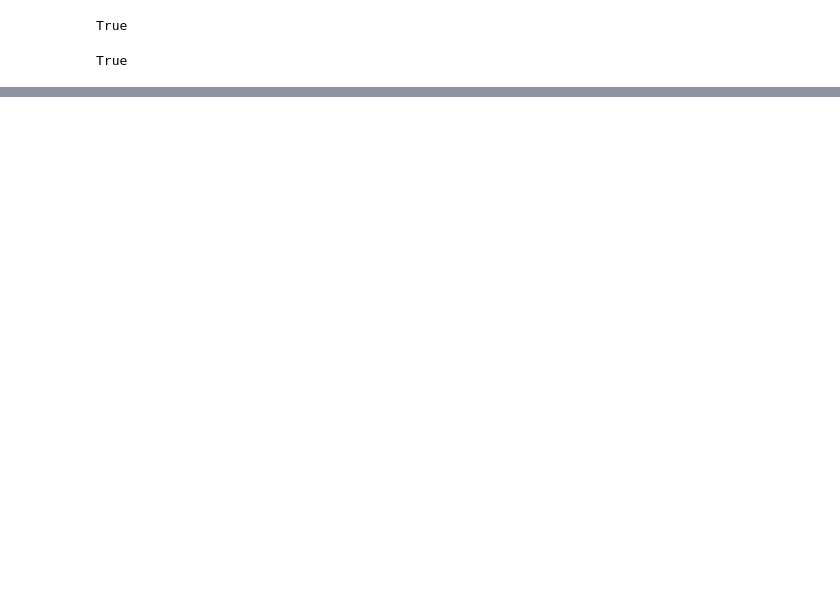
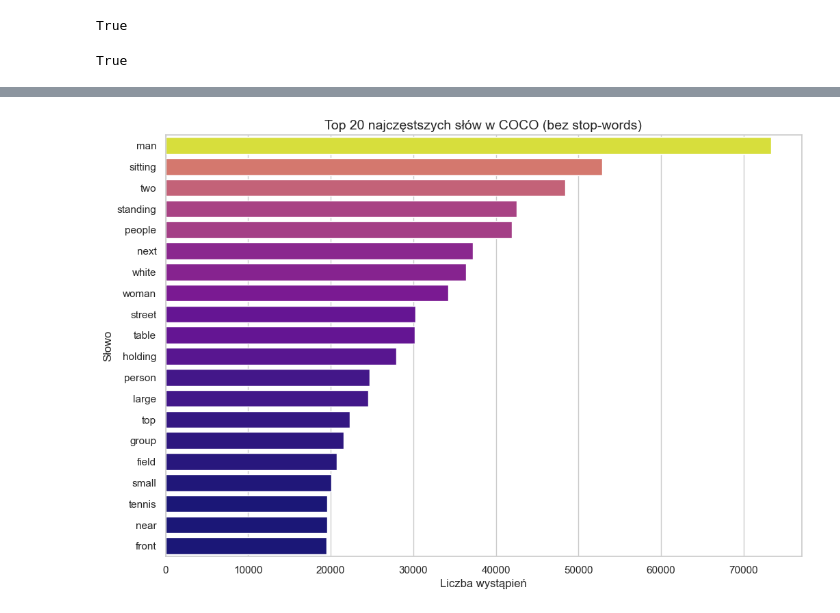
Before and after one commit to MeasureZer0/neural-networks-project-1, a Jupyter notebook: data_exploration/data_exploration.ipynb, the cells around one changed output, grey strips where cells are left out. Drawn from its saved outputs; the diff is of its cells as text; code cells hidden in the pictures; blank space fills up the shorter version.

```diff
--- a/data_exploration/data_exploration.ipynb
+++ b/data_exploration/data_exploration.ipynb
@@ -60,6 +114,6 @@ plt.show()
 # %%
-captions = [annot['caption'] for annot in train_data['annotations']]
-word_counts_list = [len(caption.split()) for caption in captions]
-word_counts = pd.DataFrame(word_counts_list, columns=['count'])
+captions = [annot['caption'] for annot in train_json['annotations']]
+caption_lengths = [len(caption.split()) for caption in captions]
+caption_legths_df = pd.DataFrame(caption_lengths, columns=['count'])
 # %%
 word_stats = {
@@ -94,0 +137,27 @@ Counter({5: 117972, 6: 312, 7: 3})
+# %%
+captions_lower = [caption.lower() for caption in captions]
+captions_joined = " ".join(captions_lower)
+words = re.findall(r"\b[a-z]{3,}\b", captions_joined) # słowa min. 3 litery
+
+stopwords = ["i", "me", "my", "myself", "we", "our", "ours", "ourselves", "you", "your", "yours", "yourself", "yourselves", "he", "him", "his",
+             "himself", "she", "her", "hers", "herself", "it", "its", "itself", "they", "them", "their", "theirs", "themselves", "what", "which",
+             "who", "whom", "this", "that", "these", "those", "am", "is", "are", "was", "were", "be", "been", "being", "have", "has", "had",
+             "having", "do", "does", "did", "doing", "a", "an", "the", "and", "but", "if", "or", "because", "as", "until", "while", "of", "at",
+             "by", "for", "with", "about", "against", "between", "into", "through", "during", "before", "after", "above", "below", "to", "from",
+             "up", "down", "in", "out", "on", "off", "over", "under", "again", "further", "then", "once", "here", "there", "when", "where", "why",
+             "how", "all", "any", "both", "each", "few", "more", "most", "other", "some", "such", "no", "nor", "not", "only", "own", "same", "so",
+             "than", "too", "very", "s", "t", "can", "will", "just", "don", "should", "now"] # from NLTK
+words_filtered = [word for word in words if word not in stopwords]
+
+top_words = Counter(words_filtered).most_common(20)
+# %%
+top_words_words = [top[0] for top in top_words]
+top_words_count = [top[1] for top in top_words]
+plt.figure(figsize=(12, 8))
+sns.barplot(x=top_words_count, y=top_words_words, hue=top_words_count, palette='plasma', legend=False)
+plt.title(f'Top 20 najczęstszych słów w COCO (bez stop-words)', fontsize=14)
+plt.xlabel('Liczba wystąpień')
+plt.ylabel('Słowo')
+plt.show()
+# %% [output]
+[figure, added]
```
Also changed, not shown: parts of 16 cells of this notebook.
